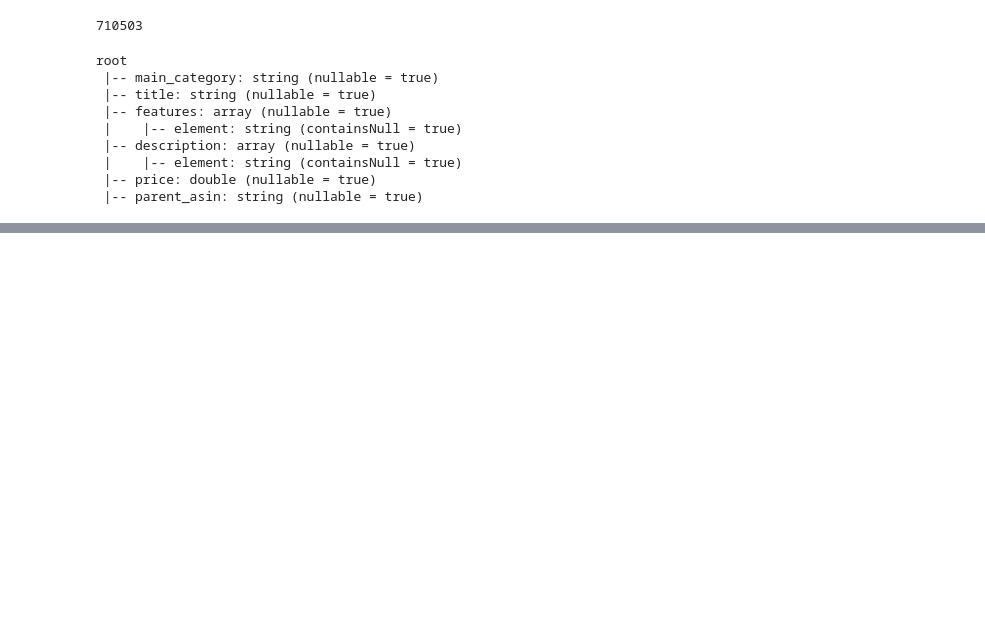
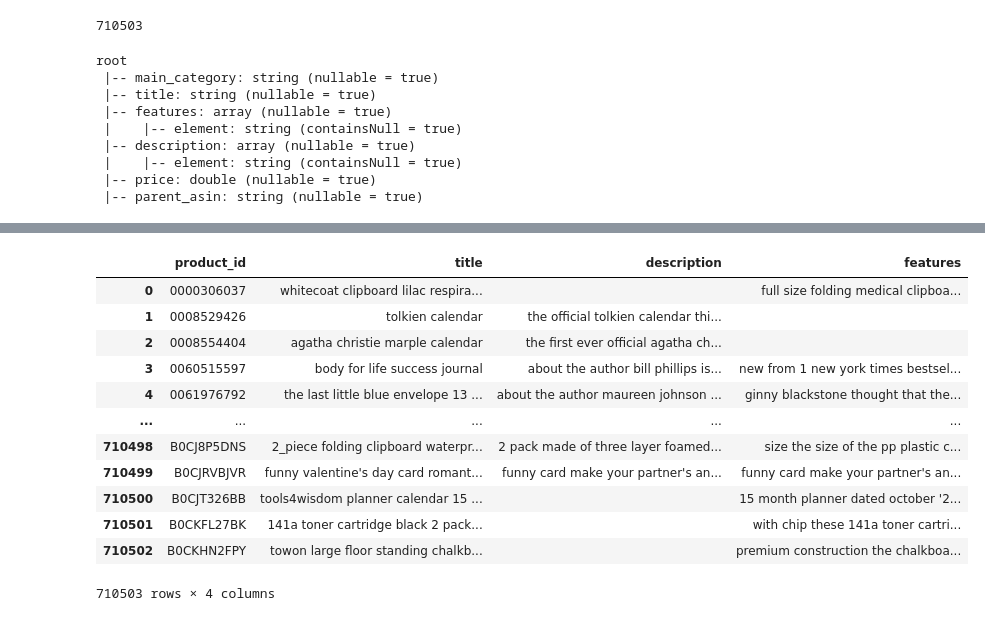
Before and after one commit to h4of/Recommendation-system-from-amazon-datasets, a Jupyter notebook: recommender/preprocessing.ipynb, the cells around one changed output, grey strips where cells are left out. Cells and saved outputs as stored; diff of their text form; code cells hidden in the pictures; blank space fills up the shorter version.

```diff
--- a/recommender/preprocessing.ipynb
+++ b/recommender/preprocessing.ipynb
@@ -213,0 +265,18 @@ df_data.write.mode("overwrite").parquet(output_path_meta)
+# %%
+import pandas as pd
+df_meta = pd.read_parquet(output_path_meta)
+df_meta
+# %% [output]
+|  | product_id | title | description | features |
+| 0 | 0000306037 | whitecoat clipboard lilac respira... |  | full size folding medical clipboa... |
+| 1 | 0008529426 | tolkien calendar | the official tolkien calendar thi... |  |
+| 2 | 0008554404 | agatha christie marple calendar | the first ever official agatha ch... |  |
+| 3 | 0060515597 | body for life success journal | about the author bill phillips is... | new from 1 new york times bestsel... |
+| 4 | 0061976792 | the last little blue envelope 13 ... | about the author maureen johnson ... | ginny blackstone thought that the... |
+| ... | ... | ... | ... | ... |
+| 710498 | B0CJ8P5DNS | 2_piece folding clipboard waterpr... | 2 pack made of three layer foamed... | size the size of the pp plastic c... |
+| 710499 | B0CJRVBJVR | funny valentine's day card romant... | funny card make your partner's an... | funny card make your partner's an... |
+| 710500 | B0CJT326BB | tools4wisdom planner calendar 15 ... |  | 15 month planner dated october '2... |
+| 710501 | B0CKFL27BK | 141a toner cartridge black 2 pack... |  | with chip these 141a toner cartri... |
+| 710502 | B0CKHN2FPY | towon large floor standing chalkb... |  | premium construction the chalkboa... |
+710503 rows × 4 columns
```
Also changed, not shown: parts of 22 cells of this notebook.
